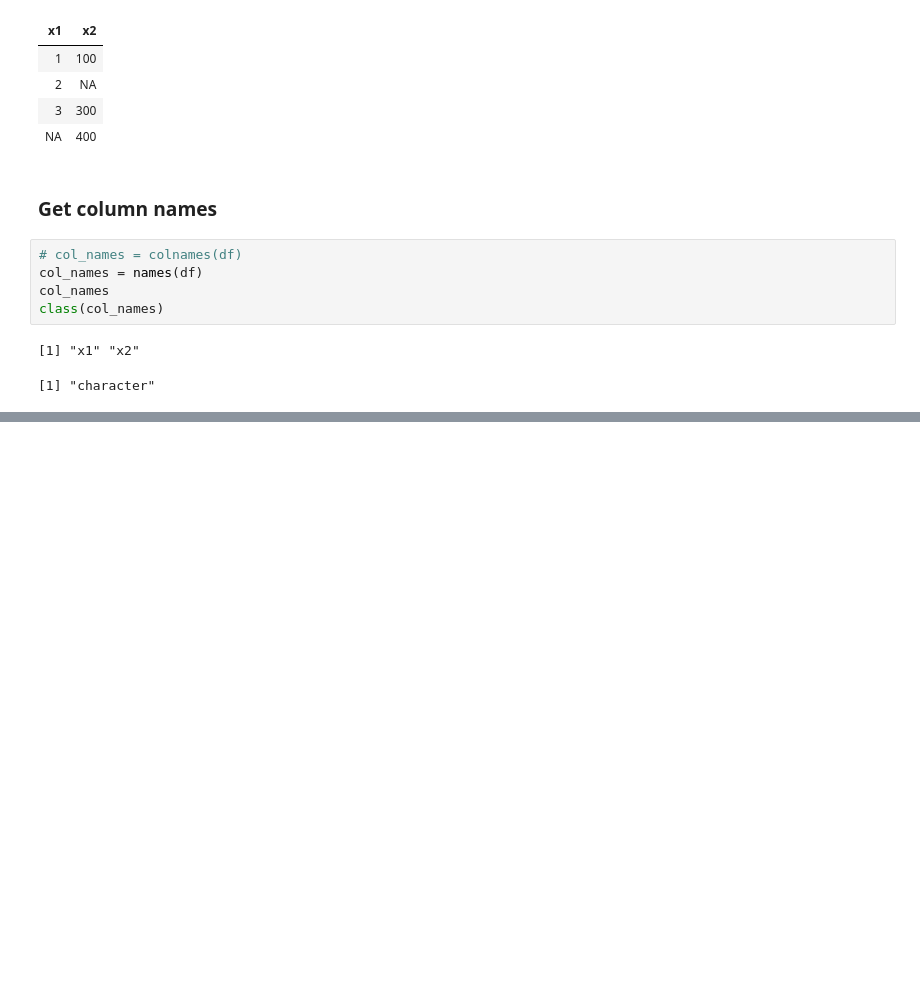
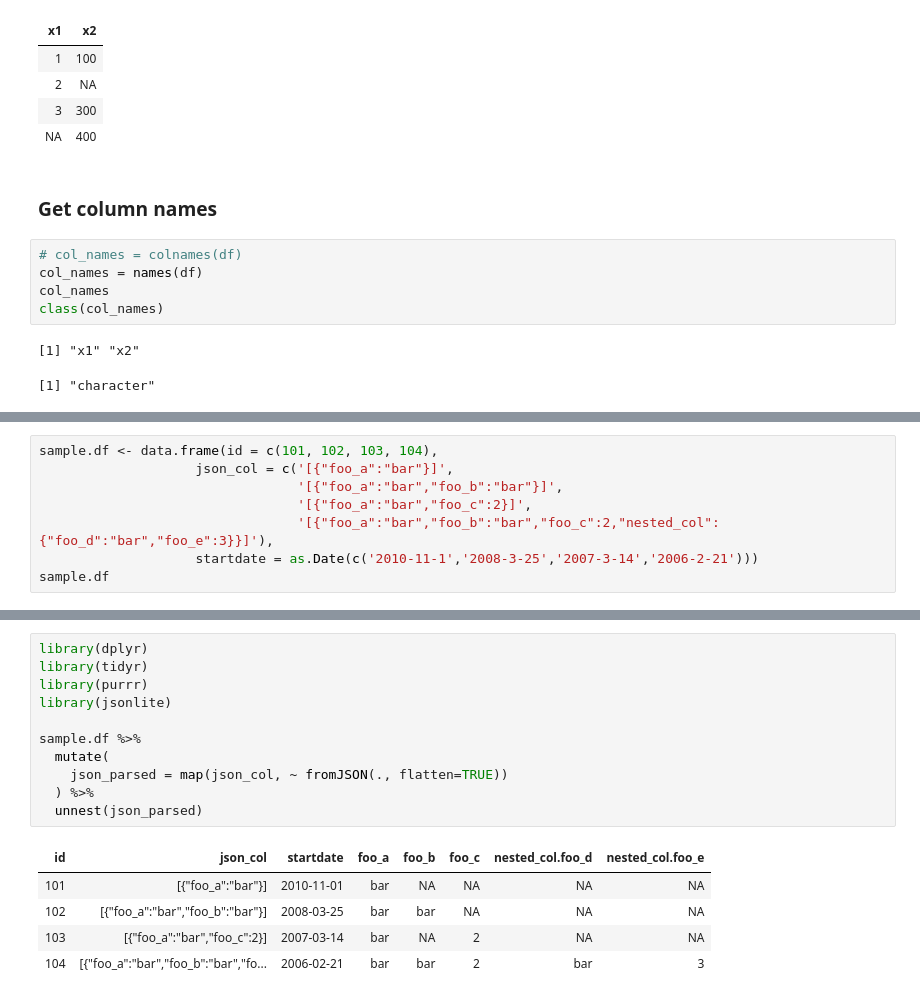
Before and after one commit to tuantla80/R-Shiny-Apps, a Jupyter notebook: R_Examples/Dataframe_JupyterNotebook.ipynb, the cells around one changed output, grey strips where cells are left out. Drawn from its saved outputs; the diff is of its cells as text; blank space fills up the shorter version.

```diff
--- a/R_Examples/Dataframe_JupyterNotebook.ipynb
+++ b/R_Examples/Dataframe_JupyterNotebook.ipynb
@@ -111,0 +338,8 @@ class(col_names)
+# %%
+sample.df <- data.frame(id = c(101, 102, 103, 104),
+                    json_col = c('[{"foo_a":"bar"}]',
+                                 '[{"foo_a":"bar","foo_b":"bar"}]',
+                                 '[{"foo_a":"bar","foo_c":2}]',
+                                 '[{"foo_a":"bar","foo_b":"bar","foo_c":2,"nested_col":{"foo_d":"bar","foo_e":3}}]'),
+                    startdate = as.Date(c('2010-11-1','2008-3-25','2007-3-14','2006-2-21')))
+sample.df
@@ -111,0 +352,17 @@ class(col_names)
+# %%
+library(dplyr)
+library(tidyr)
+library(purrr)
+library(jsonlite)
+
+sample.df %>%
+  mutate(
+    json_parsed = map(json_col, ~ fromJSON(., flatten=TRUE))
+  ) %>%
+  unnest(json_parsed)
+# %% [output]
+| id | json_col | startdate | foo_a | foo_b | foo_c | nested_col.foo_d | nested_col.foo_e |
+| 101 | [{"foo_a":"bar"}] | 2010-11-01 | bar | NA | NA | NA | NA |
+| 102 | [{"foo_a":"bar","foo_b":"bar"}] | 2008-03-25 | bar | bar | NA | NA | NA |
+| 103 | [{"foo_a":"bar","foo_c":2}] | 2007-03-14 | bar | NA | 2 | NA | NA |
+| 104 | [{"foo_a":"bar","foo_b":"bar","fo... | 2006-02-21 | bar | bar | 2 | bar | 3 |
```
Also changed, not shown: parts of 29 cells of this notebook.
